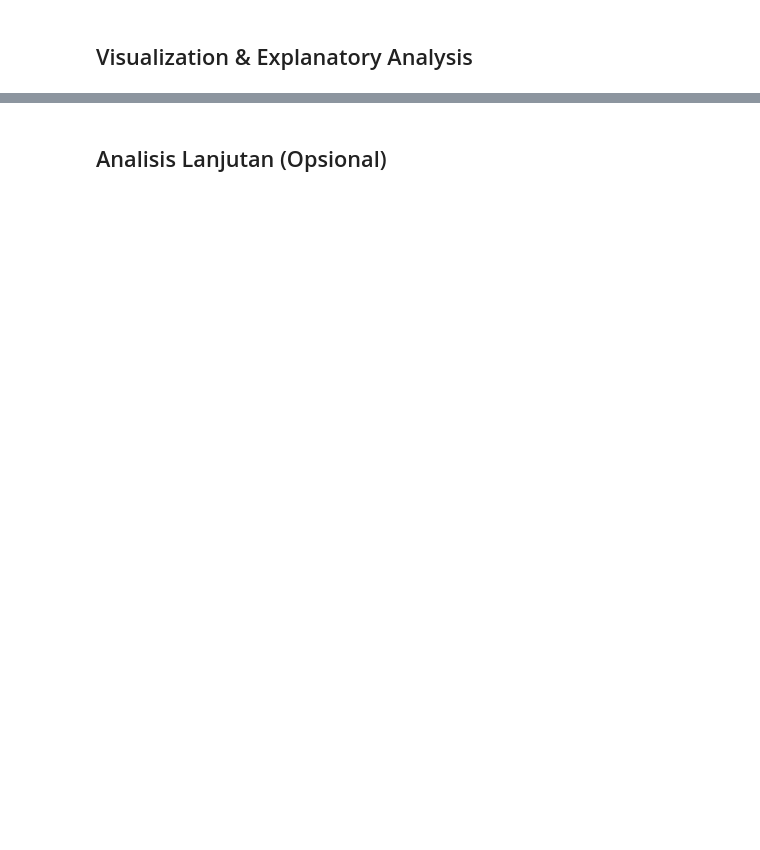
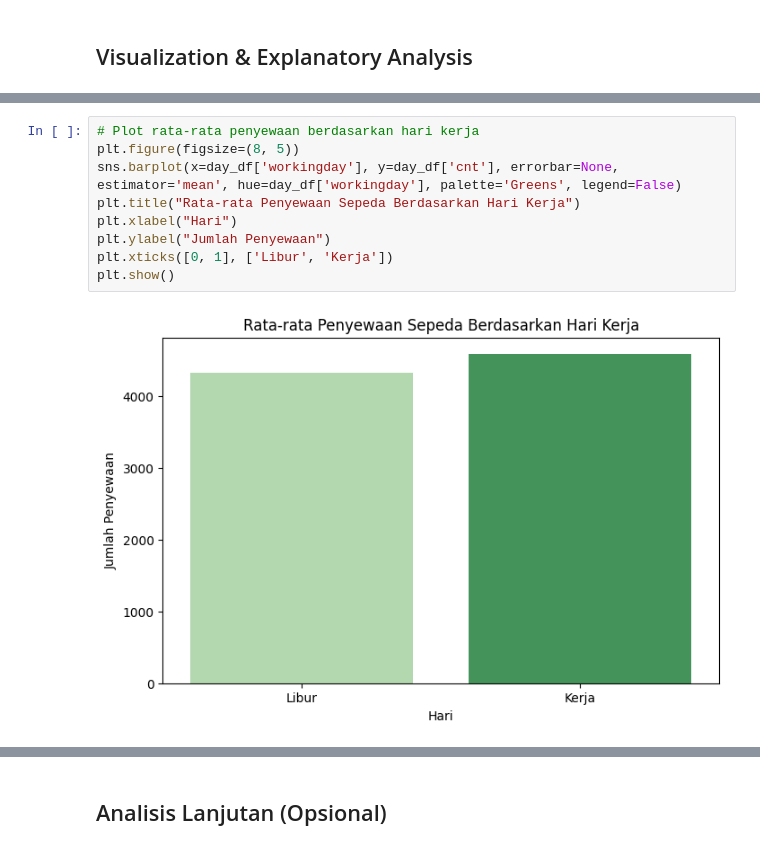
Before and after one commit to NaufalYogaPratama/data-analysis-submission, a Jupyter notebook: BikeSharingAnalysis.ipynb, the cells around one changed output, grey strips where cells are left out. Cells and saved outputs as stored; diff of their text form; blank space fills up the shorter version.

```diff
--- a/BikeSharingAnalysis.ipynb
+++ b/BikeSharingAnalysis.ipynb
@@ -505,0 +530,11 @@ hr               6           7           8           9   ...          14  \
+# %%
+# Plot rata-rata penyewaan berdasarkan hari kerja
+plt.figure(figsize=(8, 5))
+sns.barplot(x=day_df['workingday'], y=day_df['cnt'], errorbar=None, estimator='mean', hue=day_df['workingday'], palette='Greens', legend=False)
+plt.title("Rata-rata Penyewaan Sepeda Berdasarkan Hari Kerja")
+plt.xlabel("Hari")
+plt.ylabel("Jumlah Penyewaan")
+plt.xticks([0, 1], ['Libur', 'Kerja'])
+plt.show()
+# %% [output]
+[figure, added]
```
Also changed, not shown: parts of 24 cells of this notebook.
